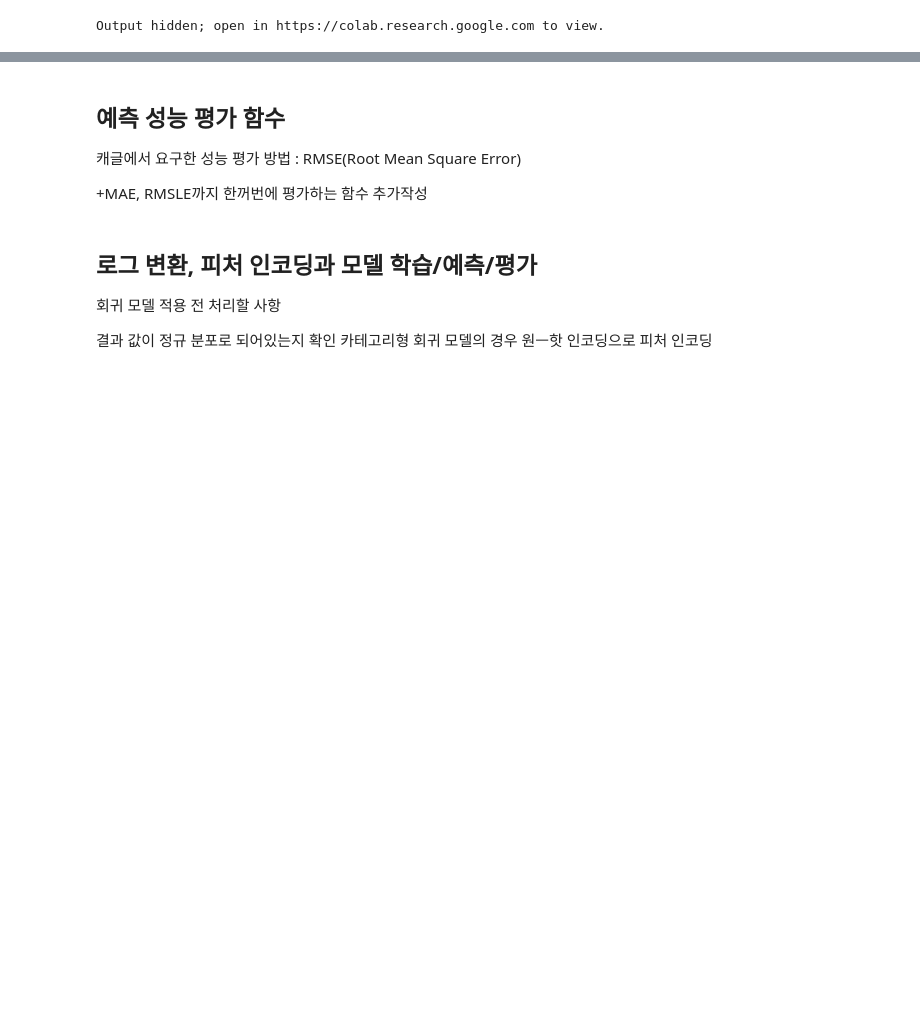
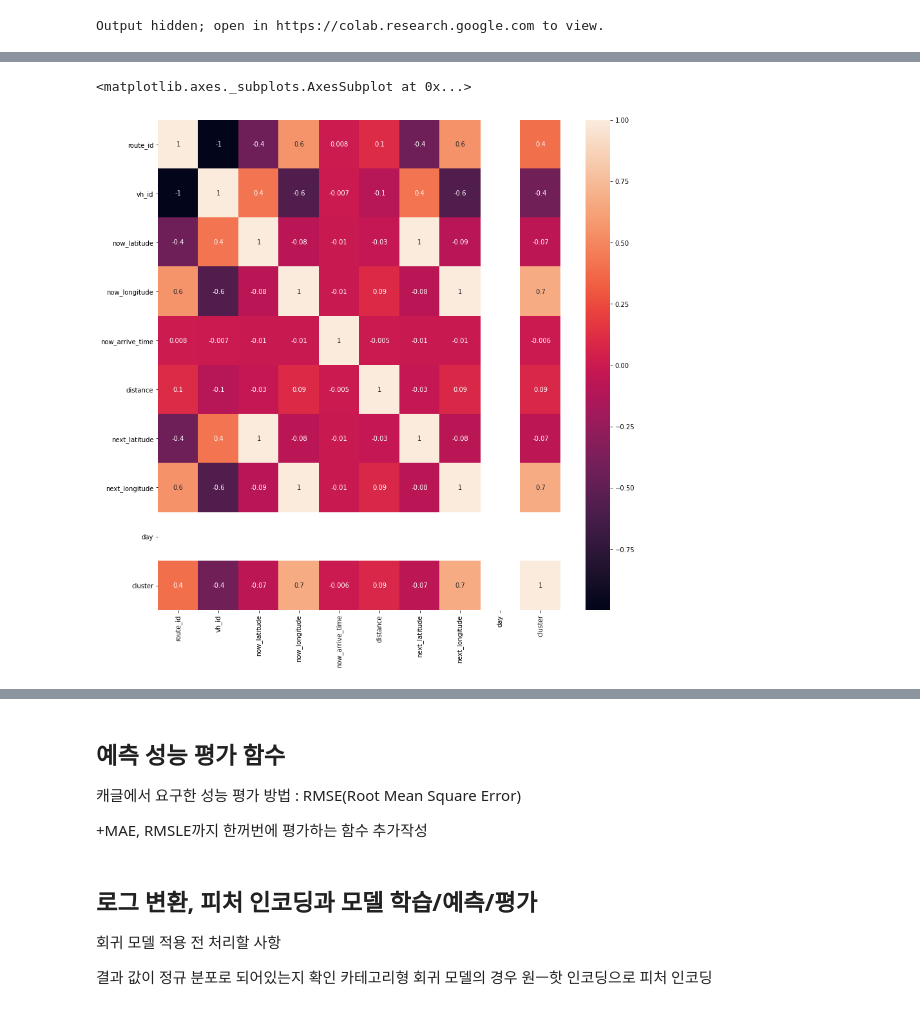
Before and after one commit to dbj2000/DACON, a Jupyter notebook: pr1_Bus Operating Time.ipynb, the cells around one changed output, grey strips where cells are left out. Saved outputs shown, nothing was run; the diff lists cells and outputs as text; code cells hidden in the pictures; blank space fills up the shorter version.

```diff
--- a/pr1_Bus Operating Time.ipynb
+++ b/pr1_Bus Operating Time.ipynb
@@ -142,0 +211,10 @@ Output hidden; open in https://colab.research.google.com to view.
+# %%
+import seaborn as sns
+
+X_features = train_df.drop('next_arrive_time', axis=1, inplace=False)
+corr = X_features.corr()
+plt.figure(figsize=(14, 14))
+sns.heatmap(corr, annot=True, fmt='.1g')
+# %% [output]
+<matplotlib.axes._subplots.AxesSubplot at 0x...>
+[figure, added]
```
Also changed, not shown: parts of 20 cells of this notebook.
